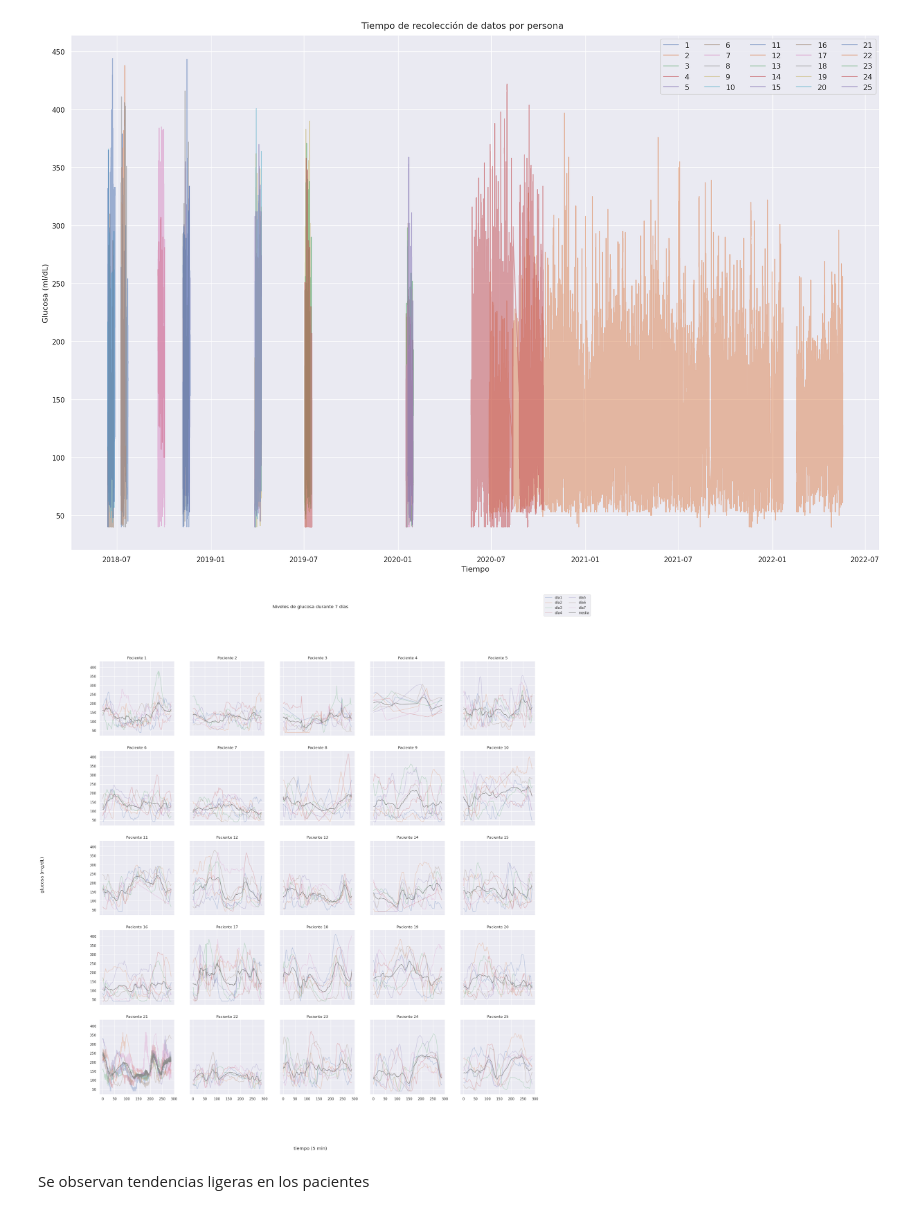
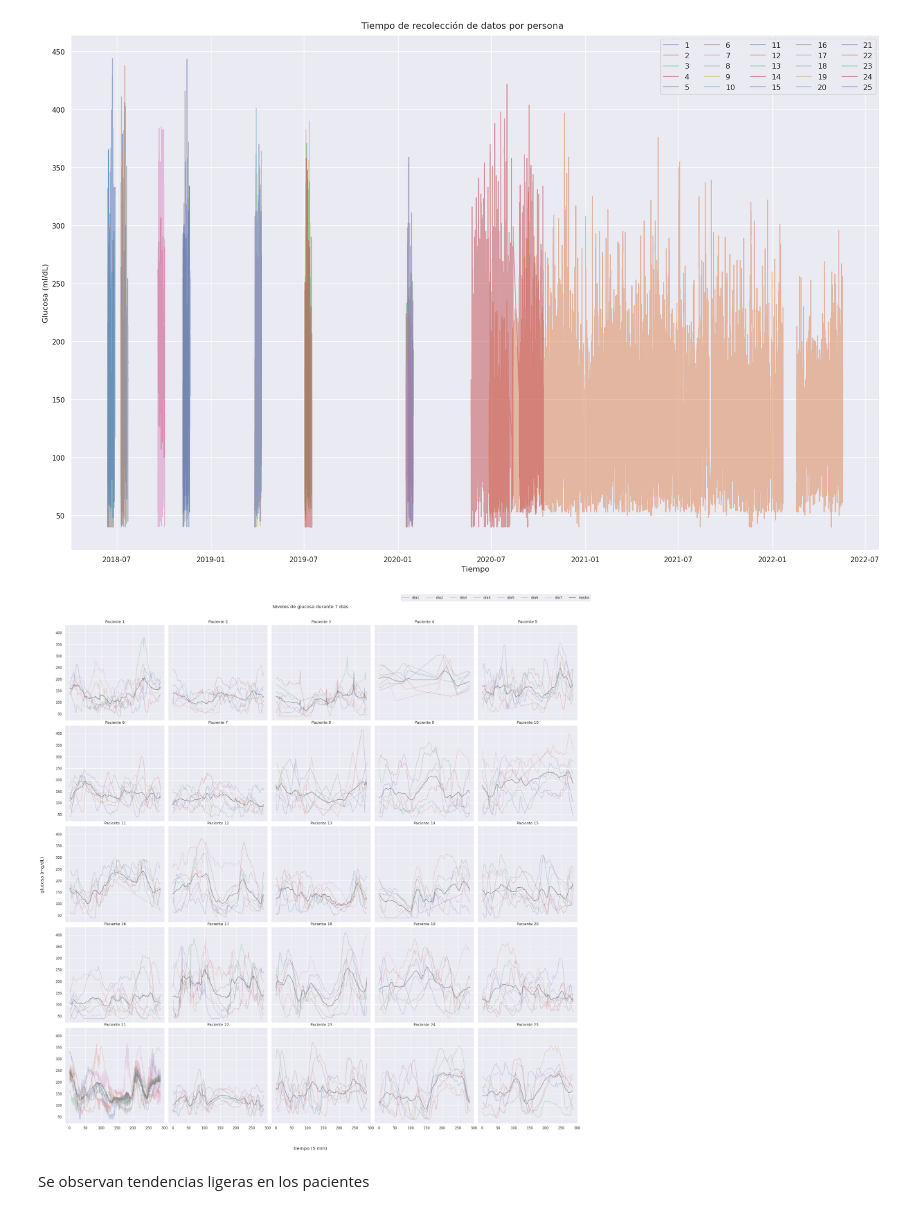
Before and after one commit to Arturo2711/EDA-DT1-PROJECT, a Jupyter notebook: EDA.ipynb, the cells around one changed output. Cells and saved outputs as stored; diff of their text form; code cells hidden in the pictures.

Commit message:
better graph

```diff
--- a/EDA.ipynb
+++ b/EDA.ipynb
@@ -353,35 +353,36 @@ day_w = 288
 patients_week = []
 
 for person in people:
     glucose = person["glucose"]
     patient_week = [
         glucose[day_w * i : day_w * (i + 1)].reset_index(drop=True)
         for i in range(7)
     ]
     patients_week.append(patient_week)
 
 pw = np.array(patients_week)
 
 # plot
 fig, axs = plt.subplots(5, 5, figsize = (width*2, width*2), sharey = True, sharex = True)
 patient = 0
 for i in range(5):
     for j in range(5):
         for day_w in range(7):
             axs[i, j].plot(patients_week[patient][day_w], alpha = a-.2, label = f"día{day_w + 1}")
             axs[i, j].set_title(f"Paciente {patient + 1}")
         axs[i, j].plot([pw[patient,:, i].mean() for i in range(day)], label = "media")
         patient += 1
 
 handles, labels = axs[0, 0].get_legend_handles_labels()
-fig.legend(handles, labels, loc='upper right', ncol=2)
+fig.legend(handles, labels, loc='upper right', ncol = 8)
 fig.suptitle("Niveles de glucosa durante 7 días")
 fig.supylabel("glucosa (mg/dL)")
 fig.supxlabel("tiempo (5 min)")
 plt.savefig("Images/grafica_estacional_7_dias.png", format = "png")
+plt.tight_layout(pad = 3, h_pad = .1, w_pad = .1)
 plt.show()
 # %% [output]
-[figure, old version]
+[figure, new version]
 # %% [markdown]
 Se observan tendencias ligeras en los pacientes
 # %%
```
Also changed, not shown: 1 other file.
